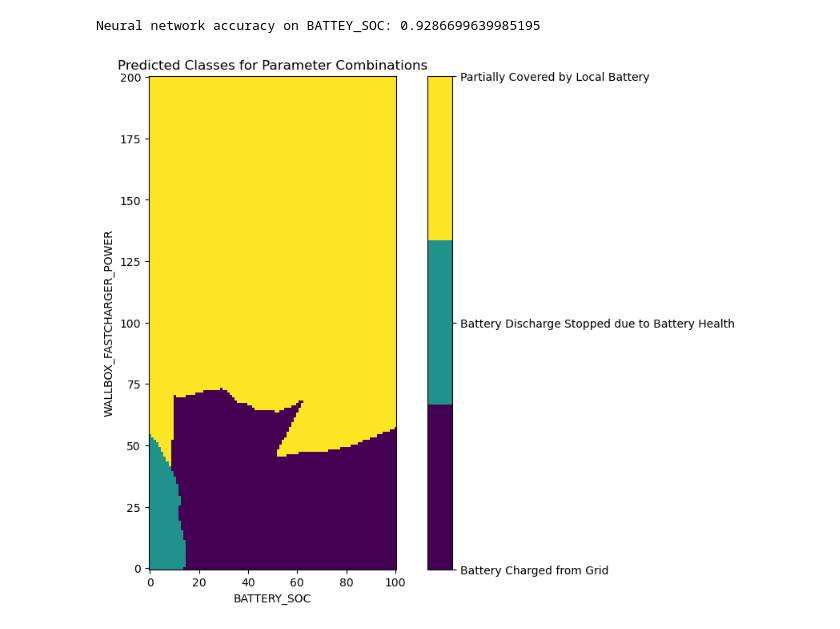
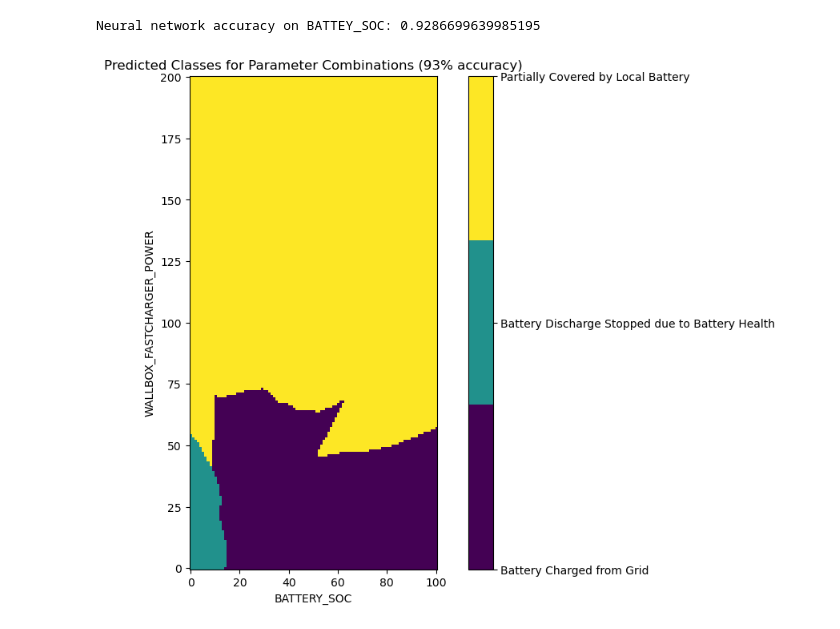
Before and after one commit to SanchoSamba/DS-project, a Jupyter notebook: Urh.ipynb, the cells around one changed output. Cells and saved outputs as stored; diff of their text form; code cells hidden in the pictures.

```diff
--- a/Urh.ipynb
+++ b/Urh.ipynb
@@ -475,32 +475,32 @@ grid_df = pd.DataFrame({
 
 # Use the 'mlp_simple' model to predict the class for each combination
 predictions = mlp_simple.predict(grid_df)
 
 # Initialize a LabelEncoder
 le = LabelEncoder()
 # Fit the LabelEncoder and transform the predictions to numerical data
 numerical_predictions = le.fit_transform(predictions)
 
 # Reshape the predictions to the shape of the grid
 numerical_predictions = numerical_predictions.reshape(battery_soc_grid.shape)
 
 from matplotlib.colorbar import ColorbarBase
 from matplotlib.colors import ListedColormap
 
 # Define the colormap
 cmap = ListedColormap(['#440154', '#21918c', '#fde725'])  # replace with the colors you want
 
 # Plot the predictions as a heatmap
 plt.figure(figsize=(10, 8))
 img = plt.imshow(numerical_predictions, cmap=cmap, origin='lower')
 
 # Create a custom colorbar
 cbar = plt.colorbar(img, ticks=[0, 1, 2])  # replace with the number of your classes
 cbar.ax.set_yticklabels(le.classes_)  # set the labels of the colorbar to the class names
 
 plt.xlabel('BATTERY_SOC')
 plt.ylabel('WALLBOX_FASTCHARGER_POWER')
-plt.title('Predicted Classes for Parameter Combinations')
+plt.title('Predicted Classes for Parameter Combinations (93% accuracy)')
 plt.show()
 # %% [output]
-[figure, old version]
+[figure, new version]
```
Also changed, not shown: parts of 6 cells of this notebook.
